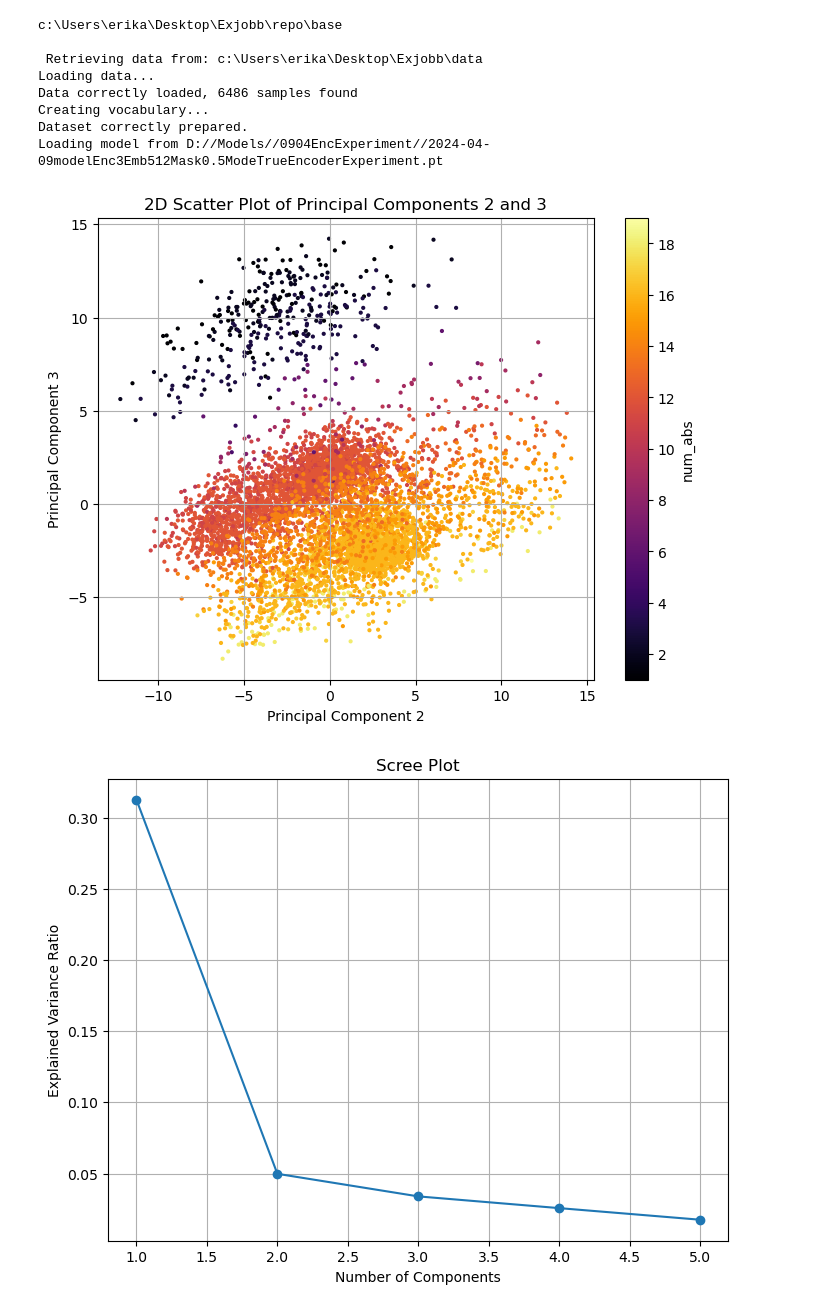
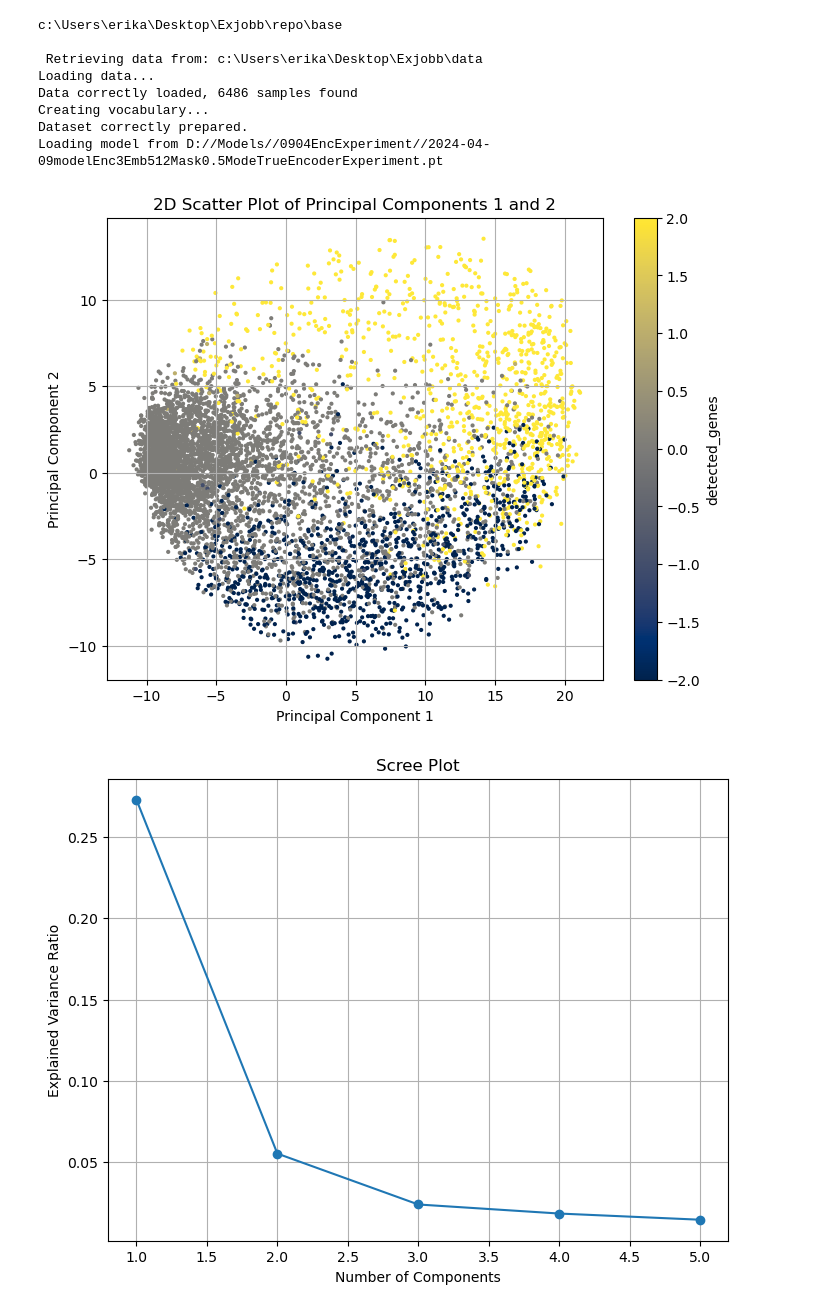
Before and after one commit to aeerik/base, a Jupyter notebook: cls_analysis.ipynb, the cells around one changed output. Cells and saved outputs as stored; diff of their text form; code cells hidden in the pictures.

```diff
--- a/cls_analysis.ipynb
+++ b/cls_analysis.ipynb
@@ -82,6 +82,7 @@ class CLSDataset(Dataset):
     LOCATIONS = 'locations'
     YEARS = 'years'
     ABCLASSES = 'num_abClasses'
+    DETECTGENES = 'detected_genes'
 
     def __init__(self,
                  data: pd.DataFrame,
@@ -116,7 +117,7 @@ class CLSDataset(Dataset):
         self.max_seq_len = max_seq_len
         self.mask_prob = mask_prob
 
-        self.columns = [self.MASKED_INDICES_COLUMN, self.TOKEN_MASK_COLUMN, self.NUM_GENES, self.NUM_ABS, self.LOCATIONS,self.YEARS ,self.ABCLASSES]
+        self.columns = [self.MASKED_INDICES_COLUMN, self.TOKEN_MASK_COLUMN, self.NUM_GENES, self.NUM_ABS, self.LOCATIONS,self.YEARS ,self.ABCLASSES, self.DETECTGENES]
 
 
     def __len__(self):
@@ -131,8 +132,9 @@ class CLSDataset(Dataset):
         locations = torch.tensor(item[self.LOCATIONS], device=device).long()
         years = torch.tensor(item[self.YEARS], device=device).long()
         AbClasses = torch.tensor(item[self.ABCLASSES], device=device).long()
+        detected_genes = torch.tensor(item[self.DETECTGENES], device=device).long()
 
-        return input, attention_mask, num_genes, num_abs, locations, years, AbClasses
+        return input, attention_mask, num_genes, num_abs, locations, years, AbClasses, detected_genes
 
 
     def _construct_masking(self):
@@ -236,6 +238,26 @@ class CLSDataset(Dataset):
                         classes.add(antibiotic_classes[antibiotic_name])
             NumAB.append(len(classes))
         return NumAB
+    def _detectGenes(self):
+        gene_sequences = deepcopy(NCBI['genes'].tolist())
+        gene_present = []
+        for i in range(len(gene_sequences)):
+            current_gene_seq = gene_sequences[i]
+            if 'gyrA_D87N=POINT' in current_gene_seq:
+
+                if "gyrA_S83L=POINT" in current_gene_seq:
+                    gene_present.append(2)
+                else:
+                    gene_present.append(1)
+            elif 'aph(6)-Id' in current_gene_seq:
+
+                if "aph(3'')-Ib" in current_gene_seq:
+                    gene_present.append(-2)
+                else:
+                    gene_present.append(-1)
+            else:
+                gene_present.append(0)
+        return gene_present
 
     def prepare_dataset(self):
         masked_sequences, target_indices = self._construct_masking()
@@ -244,8 +266,9 @@ class CLSDataset(Dataset):
         locations = self._location()
         num_abClasses = self._numAbClasses()
         years = self._year()
+        detected_genes = self._detectGenes()
 
-        rows = zip(indices_masked, target_indices, num_genes,num_abs, locations, years, num_abClasses)
+        rows = zip(indices_masked, target_indices, num_genes,num_abs, locations, years, num_abClasses, detected_genes)
         self.df = pd.DataFrame(rows, columns=self.columns)
 
 dataset = CLSDataset(NCBI, vocabulary_geno, vocabulary_pheno, max_length, mask_prob, dim_emb, include_pheno)
@@ -267,17 +290,20 @@ num_ab = []
 locations = []
 years = []
 num_abClasses = []
+detected_genes = []
 for i in range(len(dataset)):
     num_genes.append(dataset[i][2].item())
     num_ab.append(dataset[i][3].item())
     locations.append(dataset[i][4].item())
     years.append(dataset[i][5].item())
     num_abClasses.append(dataset[i][6].item())
+    detected_genes.append(dataset[i][7].item())
 df['num_genes'] = num_genes
 df['num_abs'] = num_ab
 df['locations'] = locations
 df['years'] = years
 df['num_abClasses'] = num_abClasses
+df['detected_genes'] = detected_genes
 
 
 ######################################
@@ -296,44 +322,44 @@ import matplotlib.pyplot as plt
 import pandas as pd
 import numpy as np
 
-components = [2,3]
+components = [1,2]
 
-color = 'num_abs'
+color = 'detected_genes'
 
 pca = PCA(n_components=5)
-principalComponents = pca.fit_transform(df.iloc[:,:-3])
+principalComponents = pca.fit_transform(df.iloc[:,:-6])
 explained_variance_ratio = pca.explained_variance_ratio_
 
 # Select the specified components
 selected_components = [component - 1 for component in components]  # Convert to 0-based indexing
 principalDf = pd.DataFrame(data=principalComponents[:, selected_components],
                            columns=[f'principal component {c}' for c in components])
 
 plt.figure(figsize=(8, 6))
 scatter = plt.scatter(principalDf[f'principal component {components[0]}'],
                       principalDf[f'principal component {components[1]}'],
-                      c=df[color], cmap='inferno', s=4)
+                      c=df[color], cmap='cividis', s=4)
 
 plt.title(f'2D Scatter Plot of Principal Components {components[0]} and {components[1]}')
 plt.xlabel(f'Principal Component {components[0]}')
 plt.ylabel(f'Principal Component {components[1]}')
 plt.grid(True)
 
 # Add color bar
 plt.colorbar(scatter, label=color)
 
 plt.show()
 
 plt.figure(figsize=(8, 6))
 plt.plot(np.arange(1, len(explained_variance_ratio) + 1), explained_variance_ratio, marker='o')
 plt.title('Scree Plot')
 plt.xlabel('Number of Components')
 plt.ylabel('Explained Variance Ratio')
 plt.grid(True)
 plt.show()
 # %% [output]
-[figure, old version]
+[figure, new version]
-[figure, old version]
+[figure, new version]
 # %%
 from sklearn.decomposition import PCA
 import matplotlib.pyplot as plt
```
Also changed, not shown: parts of 7 cells of this notebook.
